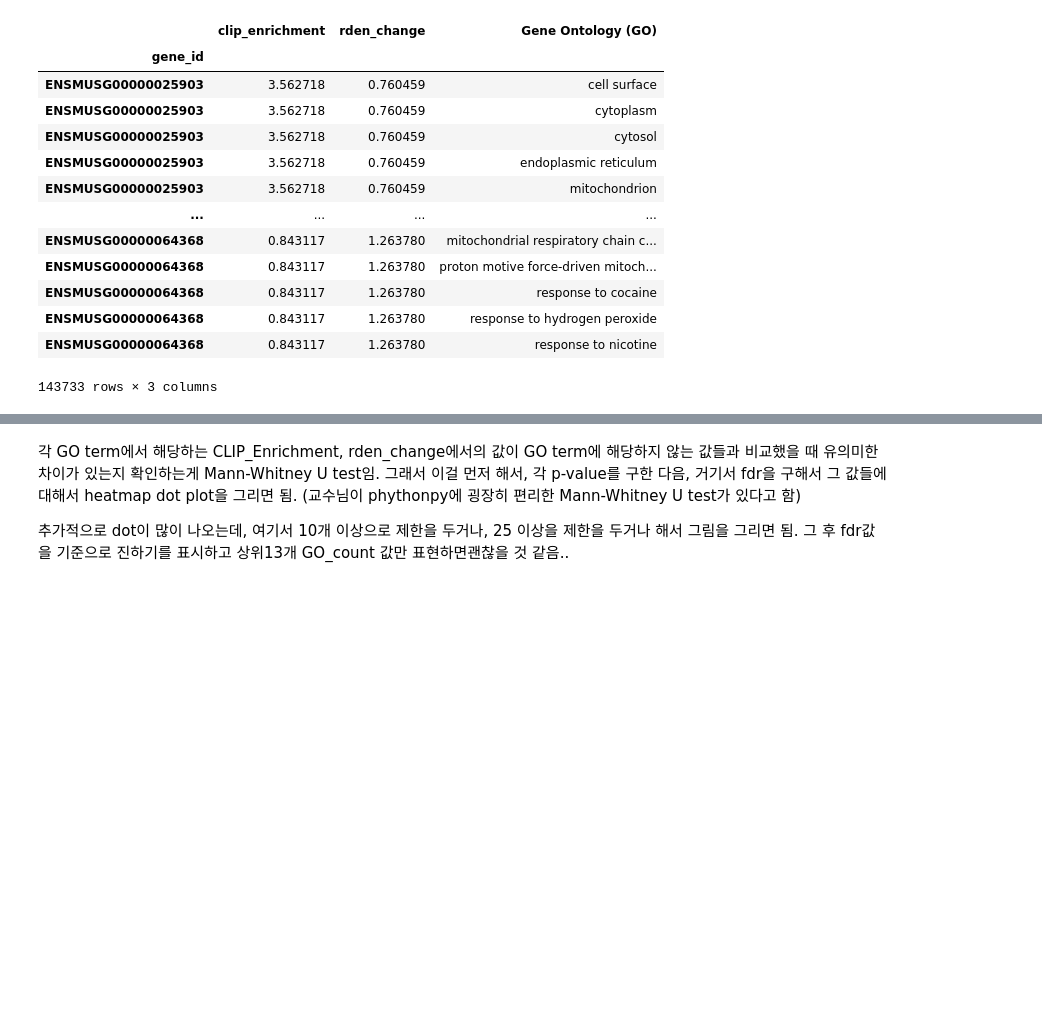
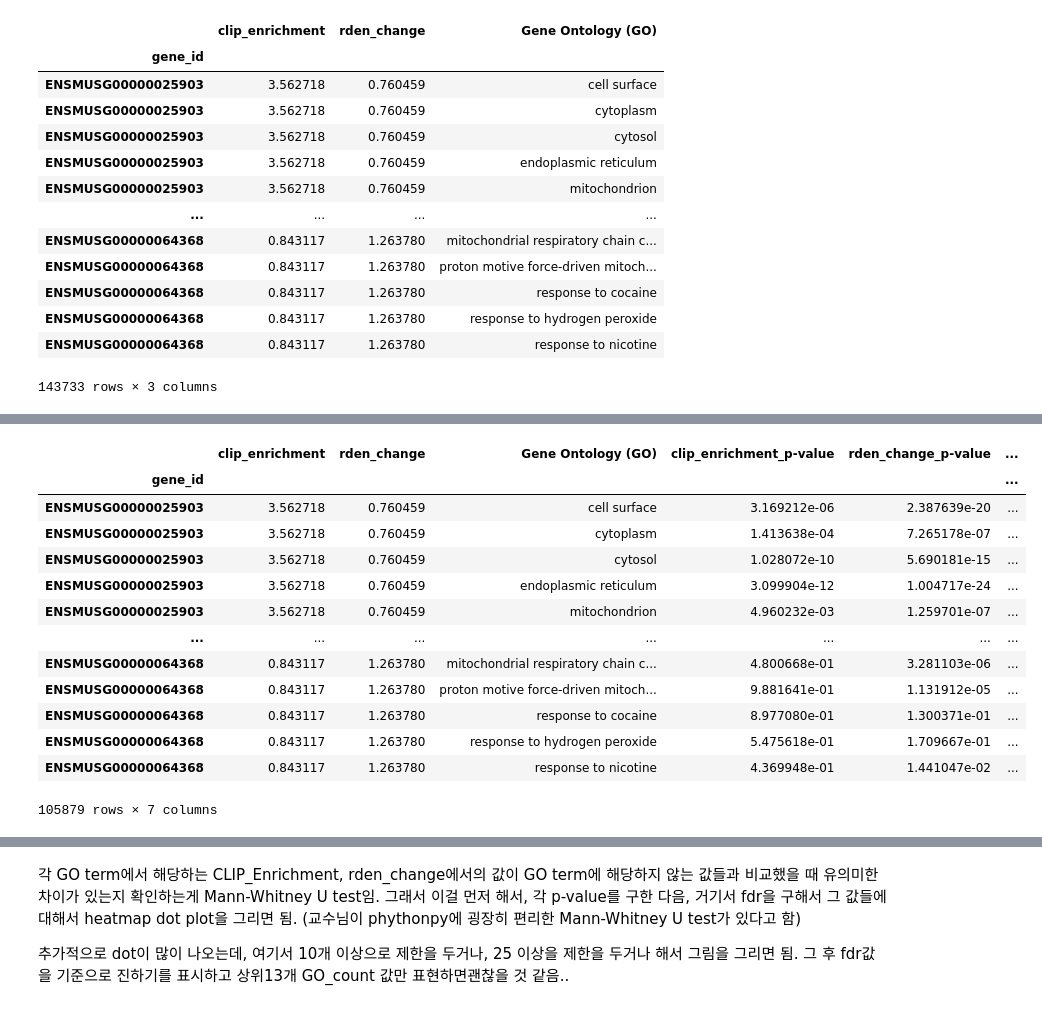
Before and after one commit to JungseoChoi/CJSbioinformatics, a Jupyter notebook: bioinformatics_project.ipynb, the cells around one changed output, grey strips where cells are left out. Saved outputs shown, nothing was run; the diff lists cells and outputs as text; code cells hidden in the pictures; blank space fills up the shorter version.

```diff
--- a/bioinformatics_project.ipynb
+++ b/bioinformatics_project.ipynb
@@ -129,0 +292,51 @@ subsets_GO
+# %%
+#GO_term에 따라 clip-enrichment값과 rden_change값이 Mann-Whitney U test를 통해 제대로 차이가 있는 것인지 확인.
+import scipy.stats as stats
+
+filtered_subsets_GO_stat = filtered_subsets_GO.groupby('Gene Ontology (GO)')
+
+# 그룹별로 통계 진행
+for Gene_Ontology, group_df in filtered_subsets_GO_stat:
+  # 같은 Gene Ontology (GO) 값을 가지는 행만 선택
+  same_GO_clip = filtered_subsets_GO[filtered_subsets_GO['Gene Ontology (GO)'] == Gene_Ontology]['clip_enrichment']
+  same_GO_rden = filtered_subsets_GO[filtered_subsets_GO['Gene Ontology (GO)'] == Gene_Ontology]['rden_change']
+
+  # 다른 Gene Ontology (GO) 값을 가지는 행 선택
+  other_GO_clip = filtered_subsets_GO[filtered_subsets_GO['Gene Ontology (GO)'] != Gene_Ontology]['clip_enrichment']
+  other_GO_rden = filtered_subsets_GO[filtered_subsets_GO['Gene Ontology (GO)'] != Gene_Ontology]['rden_change']
+
+  # Mann-Whitney U 테스트 수행
+  statistic_clip, p_value_clip = stats.mannwhitneyu(same_GO_clip, other_GO_clip)
+  statistic_rden, p_value_rden = stats.mannwhitneyu(same_GO_rden, other_GO_rden)
+
+  # 결과 출력
+  print(f'Group: {Gene_Ontology}')
+  print('Clip Enrichment')
+  print(f'Mann-Whitney U statistic: {statistic_clip}')
+  print(f'p-value_clip: {p_value_clip}')
+  print()
+  print('Ribosome Density Change')
+  print(f'Mann-Whitney U statistic: {statistic_rden}')
+  print(f'p-value_rden: {p_value_rden}')
+  print()
+
+  # filtered_subsets_GO에 열 추가
+  filtered_subsets_GO.loc[filtered_subsets_GO['Gene Ontology (GO)'] == Gene_Ontology, 'clip_enrichment_p-value'] = p_value_clip
+  filtered_subsets_GO.loc[filtered_subsets_GO['Gene Ontology (GO)'] == Gene_Ontology, 'rden_change_p-value'] = p_value_rden
+# %%
+filtered_subsets_GO
+# %% [output]
+|  | clip_enrichment | rden_change | Gene Ontology (GO) | clip_enrichment_p-value | rden_change_p-value | ... |
+| gene_id |  |  |  |  |  | ... |
+| ENSMUSG00000025903 | 3.562718 | 0.760459 | cell surface | 3.169212e-06 | 2.387639e-20 | ... |
+| ENSMUSG00000025903 | 3.562718 | 0.760459 | cytoplasm | 1.413638e-04 | 7.265178e-07 | ... |
+| ENSMUSG00000025903 | 3.562718 | 0.760459 | cytosol | 1.028072e-10 | 5.690181e-15 | ... |
+| ENSMUSG00000025903 | 3.562718 | 0.760459 | endoplasmic reticulum | 3.099904e-12 | 1.004717e-24 | ... |
+| ENSMUSG00000025903 | 3.562718 | 0.760459 | mitochondrion | 4.960232e-03 | 1.259701e-07 | ... |
+| ... | ... | ... | ... | ... | ... | ... |
+| ENSMUSG00000064368 | 0.843117 | 1.263780 | mitochondrial respiratory chain c... | 4.800668e-01 | 3.281103e-06 | ... |
+| ENSMUSG00000064368 | 0.843117 | 1.263780 | proton motive force-driven mitoch... | 9.881641e-01 | 1.131912e-05 | ... |
+| ENSMUSG00000064368 | 0.843117 | 1.263780 | response to cocaine | 8.977080e-01 | 1.300371e-01 | ... |
+| ENSMUSG00000064368 | 0.843117 | 1.263780 | response to hydrogen peroxide | 5.475618e-01 | 1.709667e-01 | ... |
+| ENSMUSG00000064368 | 0.843117 | 1.263780 | response to nicotine | 4.369948e-01 | 1.441047e-02 | ... |
+105879 rows × 7 columns
```
Also changed, not shown: parts of 25 cells of this notebook.
